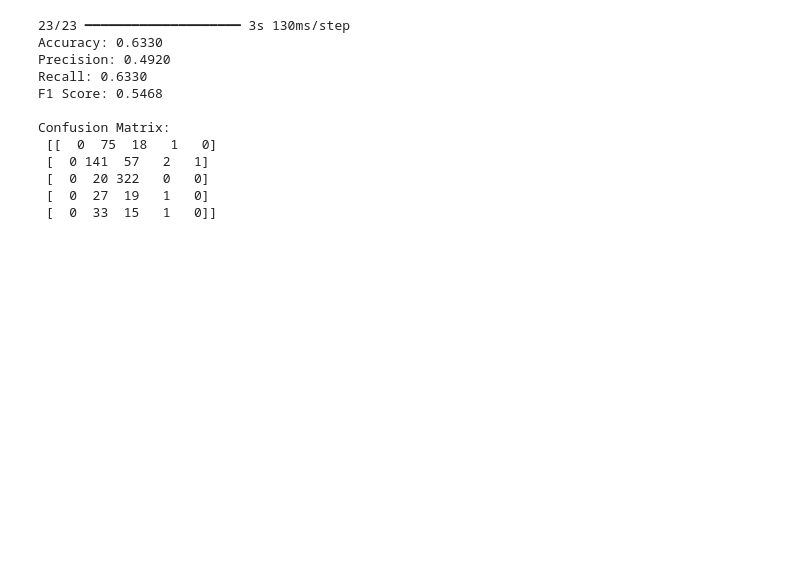
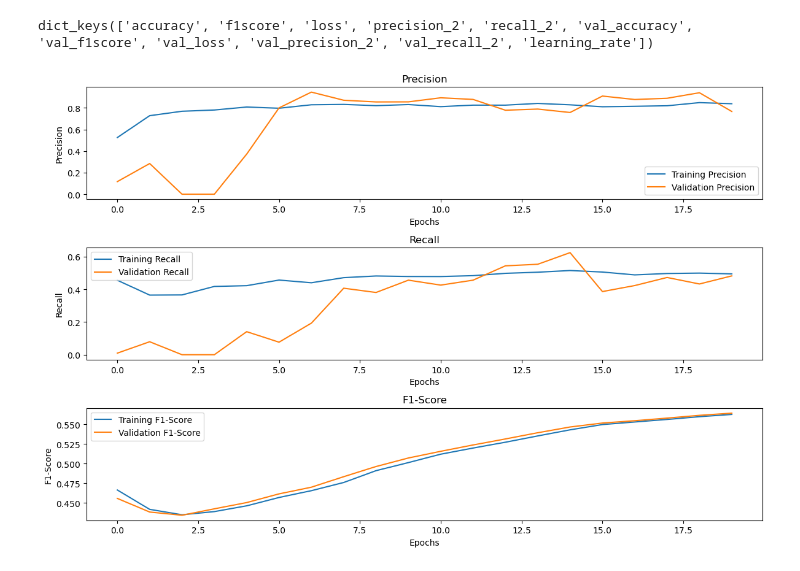
Before and after one commit to Santhoshmarimuthu/DR-detection, a Jupyter notebook: DR-custom model.ipynb, the cells around one changed output. Cells and saved outputs as stored; diff of their text form; code cells hidden in the pictures; blank space fills up the shorter version.

```diff
--- a/DR-custom model.ipynb
+++ b/DR-custom model.ipynb
@@ -144,33 +142,39 @@ plt.show()
-# %%
-import numpy as np
-from sklearn.metrics import precision_score, recall_score, f1_score, accuracy_score, confusion_matrix, classification_report
-
-y_pred = model.predict(val_data)
-
-y_pred_classes = y_pred.argmax(axis=1)
-
-y_true = val_labels
-
-accuracy = accuracy_score(y_true, y_pred_classes)
-precision = precision_score(y_true, y_pred_classes, average='weighted')
-f1 = f1_score(y_true, y_pred_classes, average='weighted')
-conf_matrix = confusion_matrix(y_true, y_pred_classes)
-
-print(f"Accuracy: {accuracy:.4f}")
-print(f"Precision: {precision:.4f}")
-print(f"Recall: {recall:.4f}")
-print(f"F1 Score: {f1:.4f}")
-print("\nConfusion Matrix:\n", conf_matrix)
-# %% [output]
-23/23 ━━━━━━━━━━━━━━━━━━━━ 3s 130ms/step
-Accuracy: 0.6330
-Precision: 0.4920
-Recall: 0.6330
-F1 Score: 0.5468
-
-Confusion Matrix:
- [[  0  75  18   1   0]
- [  0 141  57   2   1]
- [  0  20 322   0   0]
- [  0  27  19   1   0]
- [  0  33  15   1   0]]
+# %%
+print(history.history.keys())
+# %% [output]
+dict_keys(['accuracy', 'f1score', 'loss', 'precision_2', 'recall_2', 'val_accuracy', 'val_f1score', 'val_loss', 'val_precision_2', 'val_recall_2', 'learning_rate'])
+# %%
+# Plot Precision, Recall, and F1-Score
+plt.figure(figsize=(12, 8))
+
+# Precision
+plt.subplot(3, 1, 1)
+plt.plot(history.history['precision_2'], label='Training Precision')
+plt.plot(history.history['val_precision_2'], label='Validation Precision')
+plt.title('Precision')
+plt.xlabel('Epochs')
+plt.ylabel('Precision')
+plt.legend()
+
+# Recall
+plt.subplot(3, 1, 2)
+plt.plot(history.history['recall_2'], label='Training Recall')
+plt.plot(history.history['val_recall_2'], label='Validation Recall')
+plt.title('Recall')
+plt.xlabel('Epochs')
+plt.ylabel('Recall')
+plt.legend()
+
+# F1-Score
+plt.subplot(3, 1, 3)
+plt.plot(history.history['f1score'], label='Training F1-Score')
+plt.plot(history.history['val_f1score'], label='Validation F1-Score')
+plt.title('F1-Score')
+plt.xlabel('Epochs')
+plt.ylabel('F1-Score')
+plt.legend()
+
+plt.tight_layout()
+plt.show()
+# %% [output]
+[figure, added]
```
Also changed, not shown: parts of 15 cells of this notebook.
